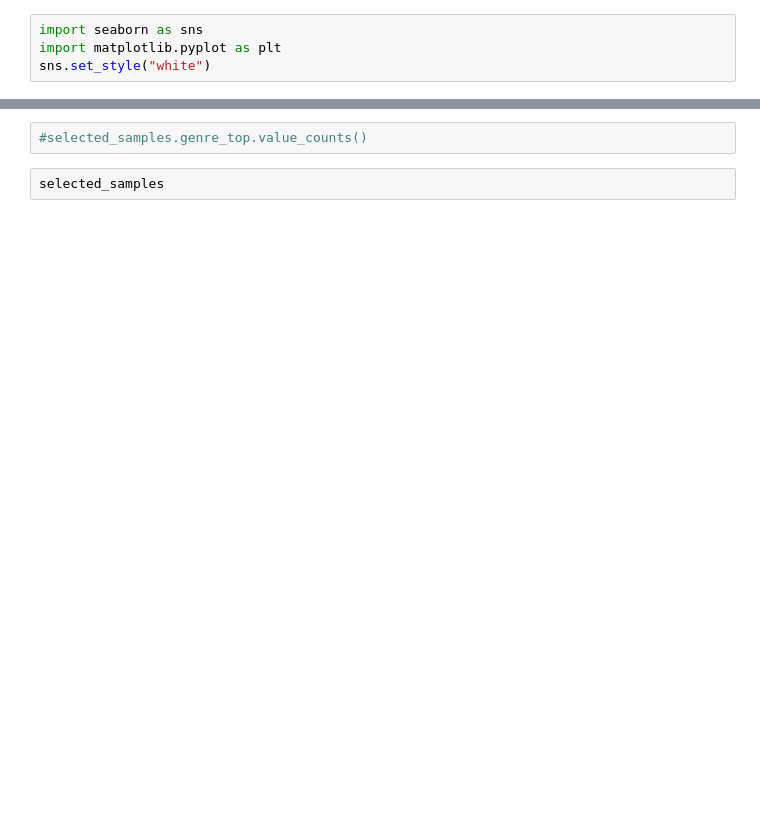
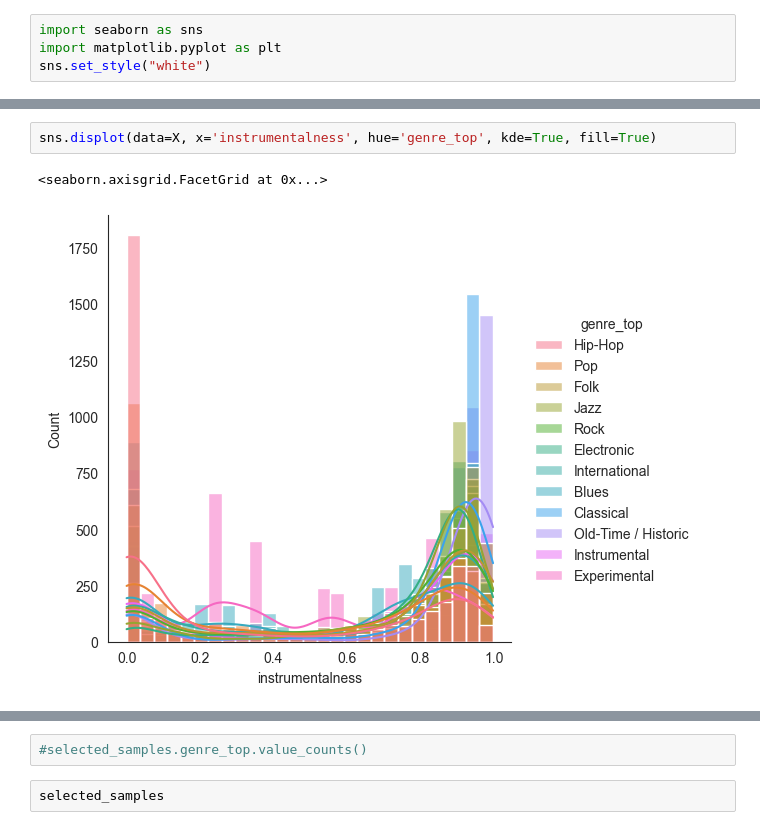
Before and after one commit to cayasryan/AI-201-Final-Project, a Jupyter notebook: data-preparation/feature-selection/feature-selection.ipynb, the cells around one changed output, grey strips where cells are left out. Drawn from its saved outputs; the diff is of its cells as text; blank space fills up the shorter version.

```diff
--- a/data-preparation/feature-selection/feature-selection.ipynb
+++ b/data-preparation/feature-selection/feature-selection.ipynb
@@ -65,0 +127,5 @@ No artists with labels found to put in legend.  Note that artists whose label st
+# %%
+sns.displot(data=X, x='instrumentalness', hue='genre_top', kde=True, fill=True)
+# %% [output]
+<seaborn.axisgrid.FacetGrid at 0x...>
+[figure, added]
```
Also changed, not shown: parts of 19 cells of this notebook, 46 other files.
